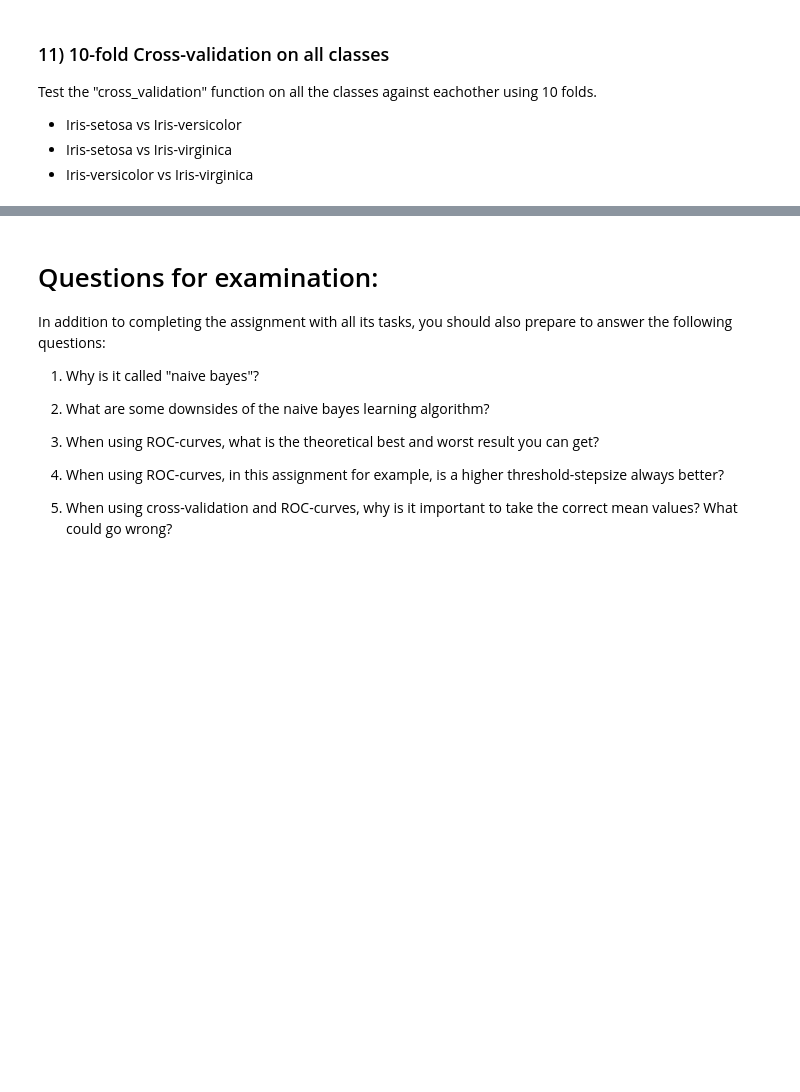
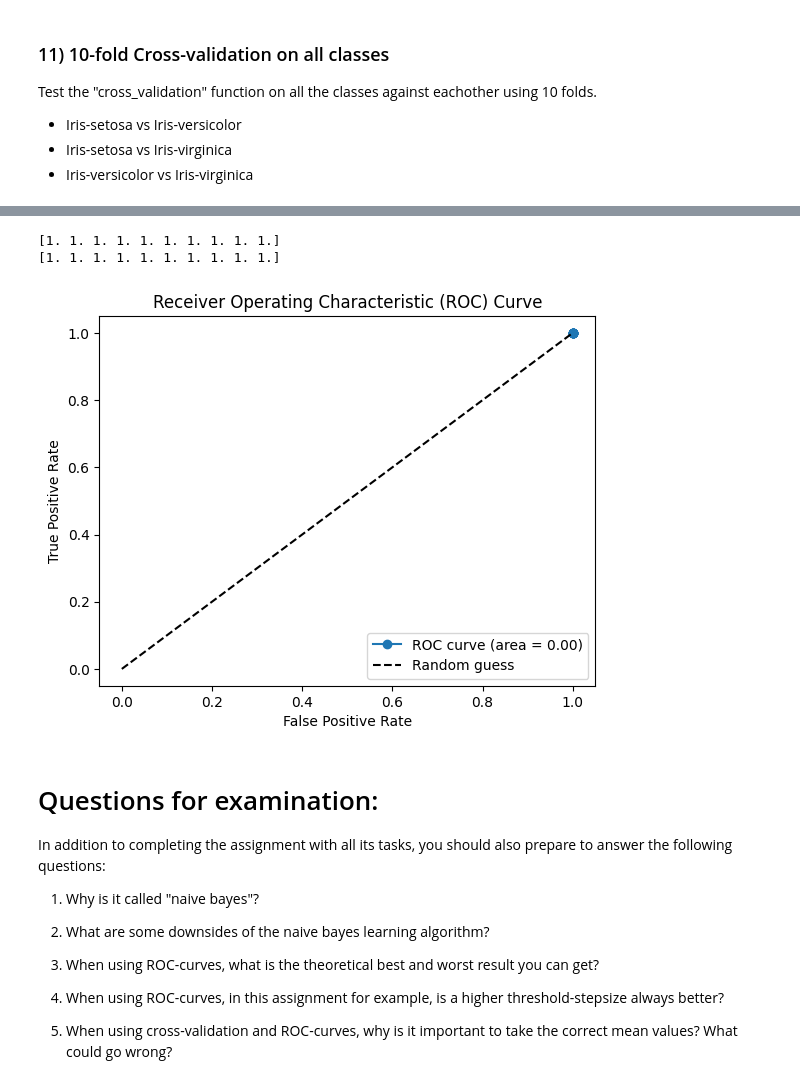
Before and after one commit to JoelScarinius/Naive_Bayes, a Jupyter notebook: ML-Assignment_1_Joel_Scarinius_Stävmo_Ivo_Österberg_Nilsson.ipynb, the cells around one changed output, grey strips where cells are left out. Drawn from its saved outputs; the diff is of its cells as text; code cells hidden in the pictures; blank space fills up the shorter version.

```diff
--- a/ML-Assignment_1_Joel_Scarinius_Stävmo_Ivo_Österberg_Nilsson.ipynb
+++ b/ML-Assignment_1_Joel_Scarinius_Stävmo_Ivo_Österberg_Nilsson.ipynb
@@ -539,3 +598,12 @@ Test the "cross_validation" function on all the classes against eachother using
+# %%
+# TODO: Implement and test cross-validation function on all classes.
+data = np.concatenate((iris_versicolor, iris_virginica), axis=0)
+target = np.concatenate((np.ones(len(iris_versicolor)), np.full(len(iris_virginica), 2)), axis=0)
+cross_validation(data, target, 10, 0.1)
+# %% [output]
+[1. 1. 1. 1. 1. 1. 1. 1. 1. 1.]
+[1. 1. 1. 1. 1. 1. 1. 1. 1. 1.]
+[figure, added]
 # %% [markdown]
 # Questions for examination:
 
```
Also changed, not shown: parts of 14 cells of this notebook.
